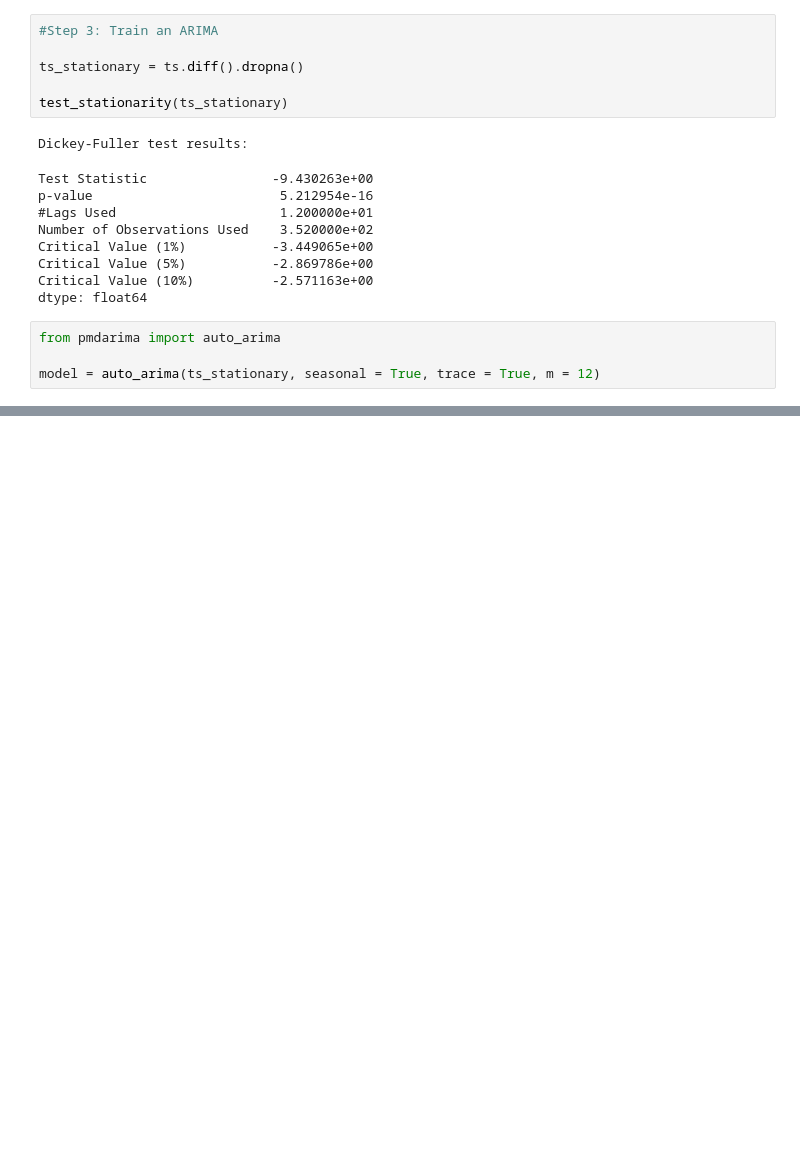
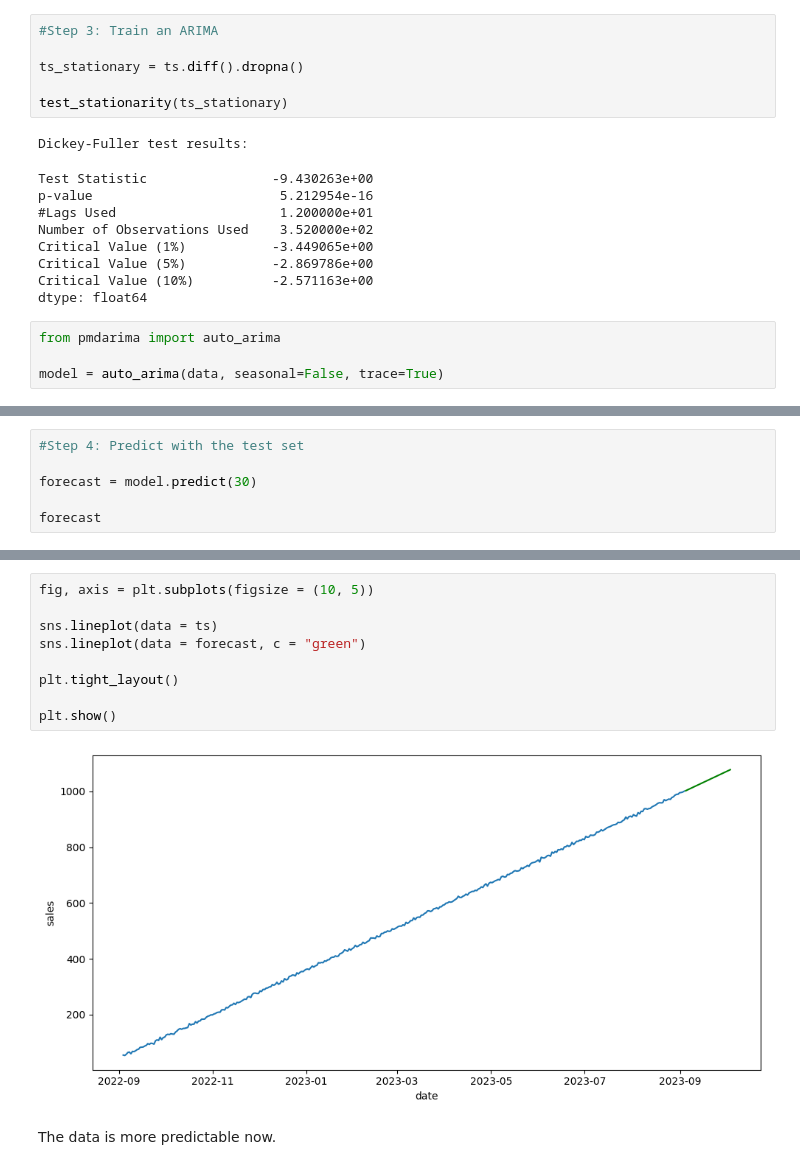
Before and after one commit to 4GeeksAcademy/alternative-time-series-project-kr, a Jupyter notebook: project.ipynb, the cells around one changed output, grey strips where cells are left out. Cells and saved outputs as stored; diff of their text form; blank space fills up the shorter version.

```diff
--- a/project.ipynb
+++ b/project.ipynb
@@ -154,5 +154,5 @@ dtype: float64
 # %%
 from pmdarima import auto_arima
 
-model = auto_arima(ts_stationary, seasonal = True, trace = True, m = 12)
+model = auto_arima(data, seasonal=False, trace=True)
 # %% [output]
@@ -159,0 +198,6 @@ ValueError: numpy.dtype size changed, may indicate binary incompatibility. Expec
+# %%
+#Step 4: Predict with the test set
+
+forecast = model.predict(30)
+
+forecast
@@ -159,0 +222,13 @@ ValueError: numpy.dtype size changed, may indicate binary incompatibility. Expec
+# %%
+fig, axis = plt.subplots(figsize = (10, 5))
+
+sns.lineplot(data = ts)
+sns.lineplot(data = forecast, c = "green")
+
+plt.tight_layout()
+
+plt.show()
+# %% [output]
+[figure, added]
+# %% [markdown]
+The data is more predictable now.
```
Also changed, not shown: parts of 4 cells of this notebook, 1 other file.
